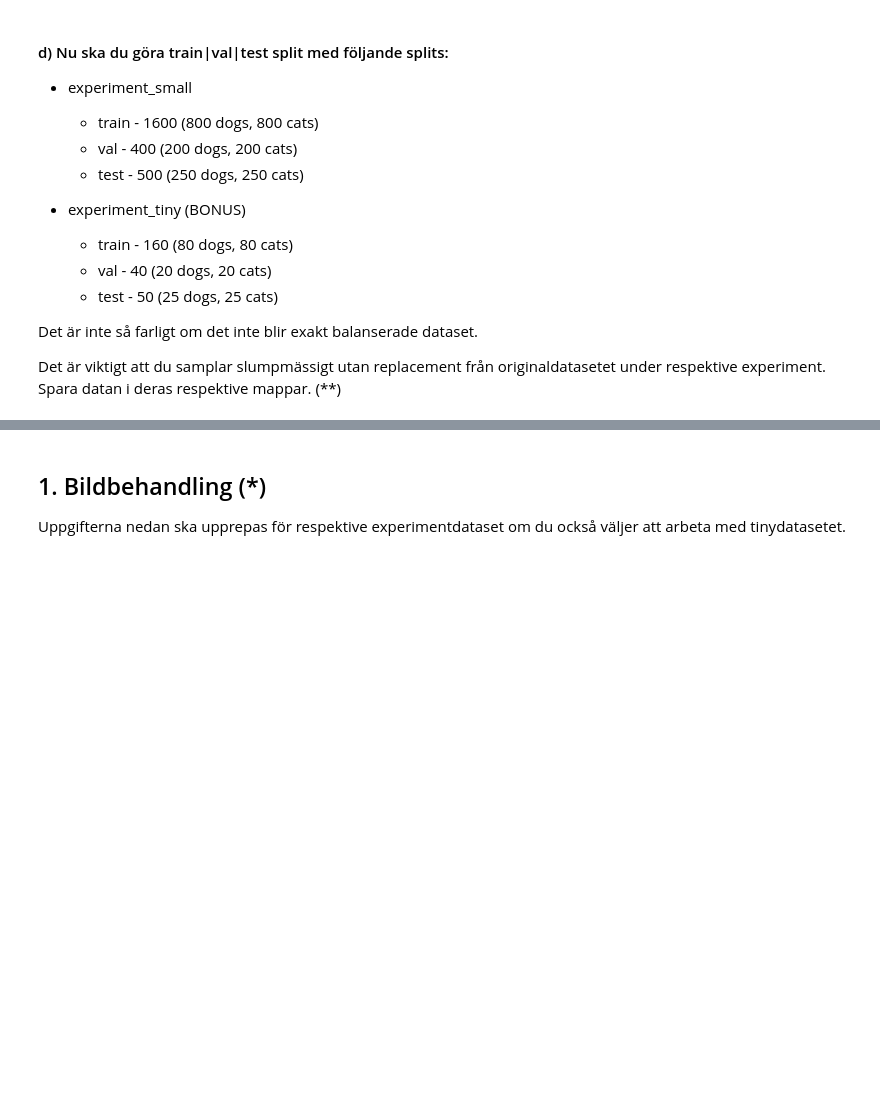
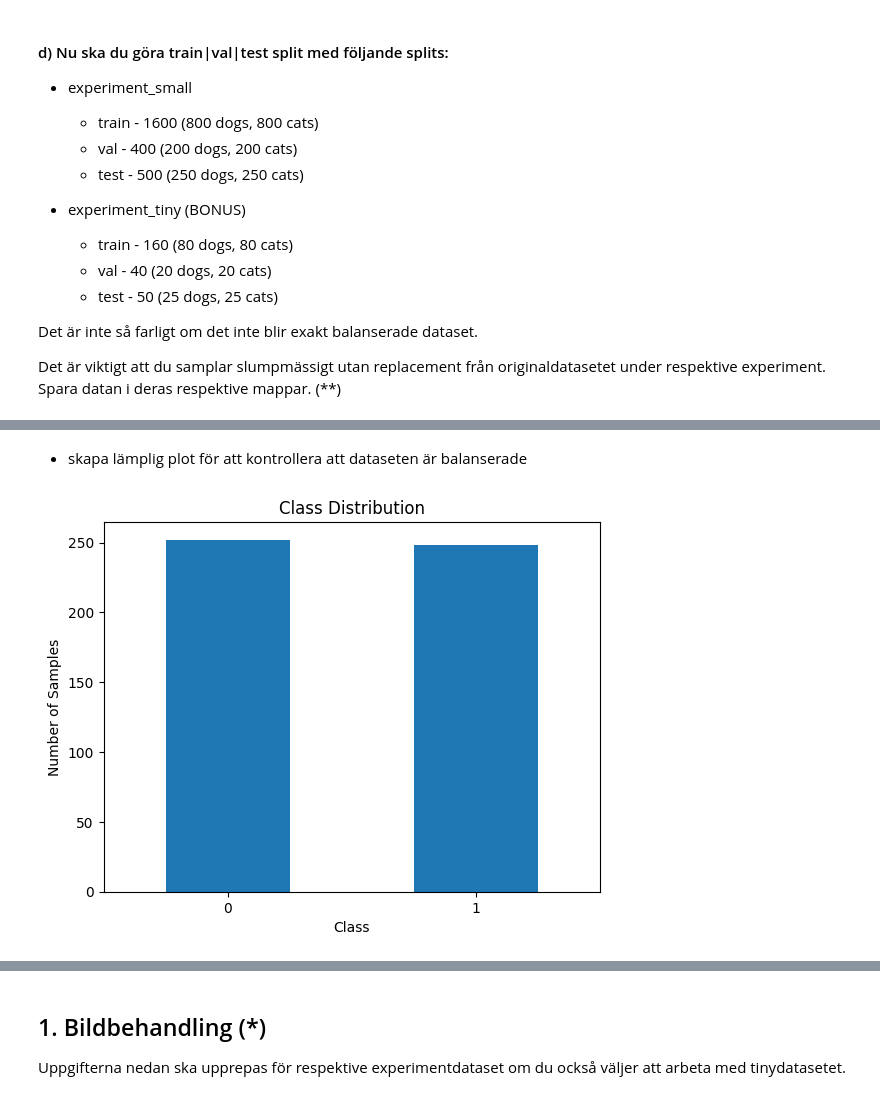
Before and after one commit to samiguru/AI-Samir-Ibrahim-OPA23, a Jupyter notebook: labs/Labb_2/lab.ipynb, the cells around one changed output, grey strips where cells are left out. Cells and saved outputs as stored; diff of their text form; code cells hidden in the pictures; blank space fills up the shorter version.

```diff
--- a/labs/Labb_2/lab.ipynb
+++ b/labs/Labb_2/lab.ipynb
@@ -238,0 +423,21 @@ ska vara one-hot encoded med 0 och 1.
+# %% [markdown]
+- skapa lämplig plot för att kontrollera att dataseten är balanserade
+# %%
+import pandas as pd
+import matplotlib.pyplot as plt
+
+# Convert labels to a pandas Series for counting
+labels_series = pd.Series(labels)
+
+# Count the number of samples for each class
+class_counts = labels_series.value_counts().sort_index()
+
+# Plot a bar chart to visualize class distribution
+class_counts.plot(kind='bar')
+plt.xlabel('Class')
+plt.ylabel('Number of Samples')
+plt.title('Class Distribution')
+plt.xticks(rotation=0)  # Ensure class labels are horizontal
+plt.show()
+# %% [output]
+[figure, added]
```
Also changed, not shown: parts of 14 cells of this notebook.
